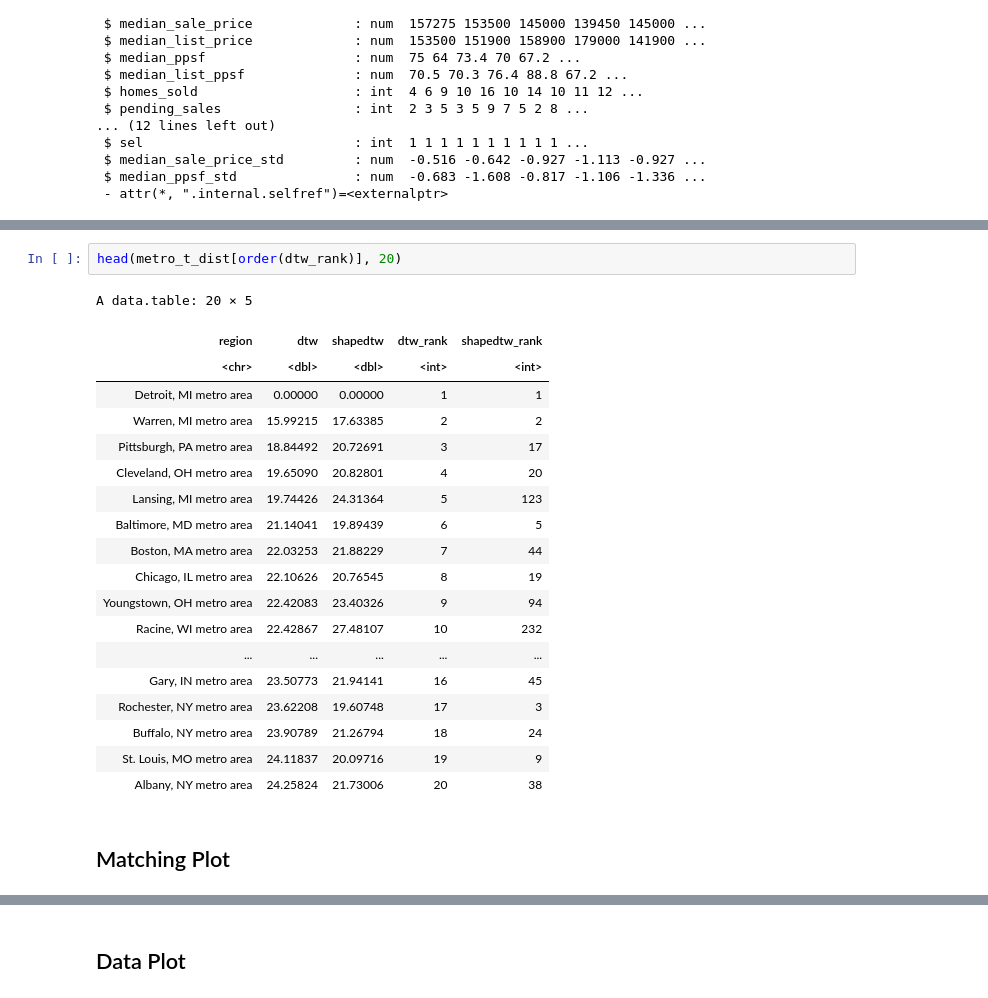
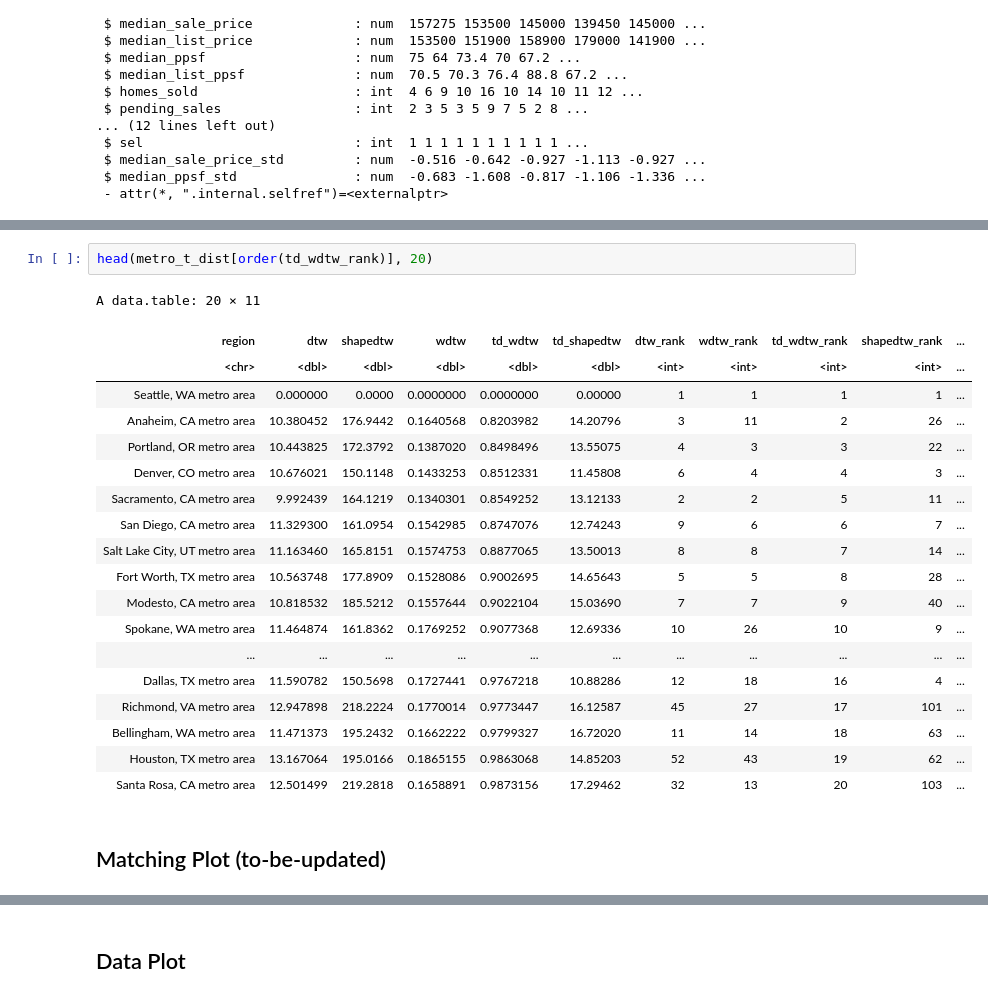
Before and after one commit to jianghaochu/dtw, a Jupyter notebook: code/demo_HousingMarket/1.HousingMarket_TDShapeDTW.ipynb, the cells around one changed output, grey strips where cells are left out. Cells and saved outputs as stored; diff of their text form.

```diff
--- a/code/demo_HousingMarket/1.HousingMarket_TDShapeDTW.ipynb
+++ b/code/demo_HousingMarket/1.HousingMarket_TDShapeDTW.ipynb
@@ -251,24 +305,24 @@ A data.table: 20 × 5
 # %%
-head(metro_t_dist[order(dtw_rank)], 20)
+head(metro_t_dist[order(td_wdtw_rank)], 20)
 # %% [output]
-A data.table: 20 × 5
+A data.table: 20 × 11
-| region | dtw | shapedtw | dtw_rank | shapedtw_rank |
-| <chr> | <dbl> | <dbl> | <int> | <int> |
-| Detroit, MI metro area | 0.00000 | 0.00000 | 1 | 1 |
-| Warren, MI metro area | 15.99215 | 17.63385 | 2 | 2 |
-| Pittsburgh, PA metro area | 18.84492 | 20.72691 | 3 | 17 |
-| Cleveland, OH metro area | 19.65090 | 20.82801 | 4 | 20 |
-| Lansing, MI metro area | 19.74426 | 24.31364 | 5 | 123 |
-| Baltimore, MD metro area | 21.14041 | 19.89439 | 6 | 5 |
-| Boston, MA metro area | 22.03253 | 21.88229 | 7 | 44 |
-| Chicago, IL metro area | 22.10626 | 20.76545 | 8 | 19 |
-| Youngstown, OH metro area | 22.42083 | 23.40326 | 9 | 94 |
-| Racine, WI metro area | 22.42867 | 27.48107 | 10 | 232 |
-| ... | ... | ... | ... | ... |
-| Gary, IN metro area | 23.50773 | 21.94141 | 16 | 45 |
-| Rochester, NY metro area | 23.62208 | 19.60748 | 17 | 3 |
-| Buffalo, NY metro area | 23.90789 | 21.26794 | 18 | 24 |
-| St. Louis, MO metro area | 24.11837 | 20.09716 | 19 | 9 |
-| Albany, NY metro area | 24.25824 | 21.73006 | 20 | 38 |
+| region | dtw | shapedtw | wdtw | td_wdtw | td_shapedtw | dtw_rank | wdtw_rank | td_wdtw_rank | shapedtw_rank | ... |
+| <chr> | <dbl> | <dbl> | <dbl> | <dbl> | <dbl> | <int> | <int> | <int> | <int> | ... |
+| Seattle, WA metro area | 0.000000 | 0.0000 | 0.0000000 | 0.0000000 | 0.00000 | 1 | 1 | 1 | 1 | ... |
+| Anaheim, CA metro area | 10.380452 | 176.9442 | 0.1640568 | 0.8203982 | 14.20796 | 3 | 11 | 2 | 26 | ... |
+| Portland, OR metro area | 10.443825 | 172.3792 | 0.1387020 | 0.8498496 | 13.55075 | 4 | 3 | 3 | 22 | ... |
+| Denver, CO metro area | 10.676021 | 150.1148 | 0.1433253 | 0.8512331 | 11.45808 | 6 | 4 | 4 | 3 | ... |
+| Sacramento, CA metro area | 9.992439 | 164.1219 | 0.1340301 | 0.8549252 | 13.12133 | 2 | 2 | 5 | 11 | ... |
+| San Diego, CA metro area | 11.329300 | 161.0954 | 0.1542985 | 0.8747076 | 12.74243 | 9 | 6 | 6 | 7 | ... |
+| Salt Lake City, UT metro area | 11.163460 | 165.8151 | 0.1574753 | 0.8877065 | 13.50013 | 8 | 8 | 7 | 14 | ... |
+| Fort Worth, TX metro area | 10.563748 | 177.8909 | 0.1528086 | 0.9002695 | 14.65643 | 5 | 5 | 8 | 28 | ... |
+| Modesto, CA metro area | 10.818532 | 185.5212 | 0.1557644 | 0.9022104 | 15.03690 | 7 | 7 | 9 | 40 | ... |
+| Spokane, WA metro area | 11.464874 | 161.8362 | 0.1769252 | 0.9077368 | 12.69336 | 10 | 26 | 10 | 9 | ... |
+| ... | ... | ... | ... | ... | ... | ... | ... | ... | ... | ... |
+| Dallas, TX metro area | 11.590782 | 150.5698 | 0.1727441 | 0.9767218 | 10.88286 | 12 | 18 | 16 | 4 | ... |
+| Richmond, VA metro area | 12.947898 | 218.2224 | 0.1770014 | 0.9773447 | 16.12587 | 45 | 27 | 17 | 101 | ... |
+| Bellingham, WA metro area | 11.471373 | 195.2432 | 0.1662222 | 0.9799327 | 16.72020 | 11 | 14 | 18 | 63 | ... |
+| Houston, TX metro area | 13.167064 | 195.0166 | 0.1865155 | 0.9863068 | 14.85203 | 52 | 43 | 19 | 62 | ... |
+| Santa Rosa, CA metro area | 12.501499 | 219.2818 | 0.1658891 | 0.9873156 | 17.29462 | 32 | 13 | 20 | 103 | ... |
 # %% [markdown]
-## Matching Plot
+## Matching Plot (to-be-updated)
```
Also changed, not shown: parts of 23 cells of this notebook.
